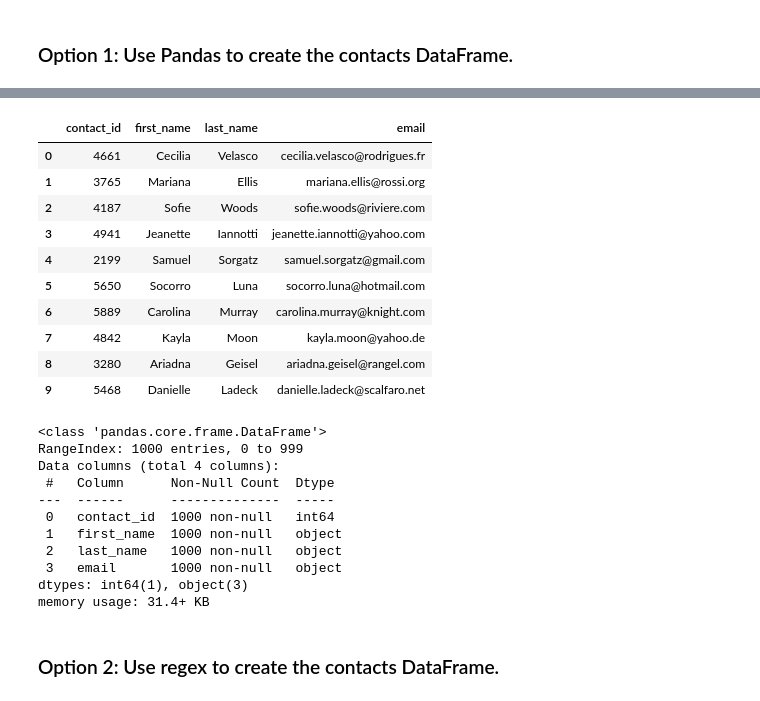
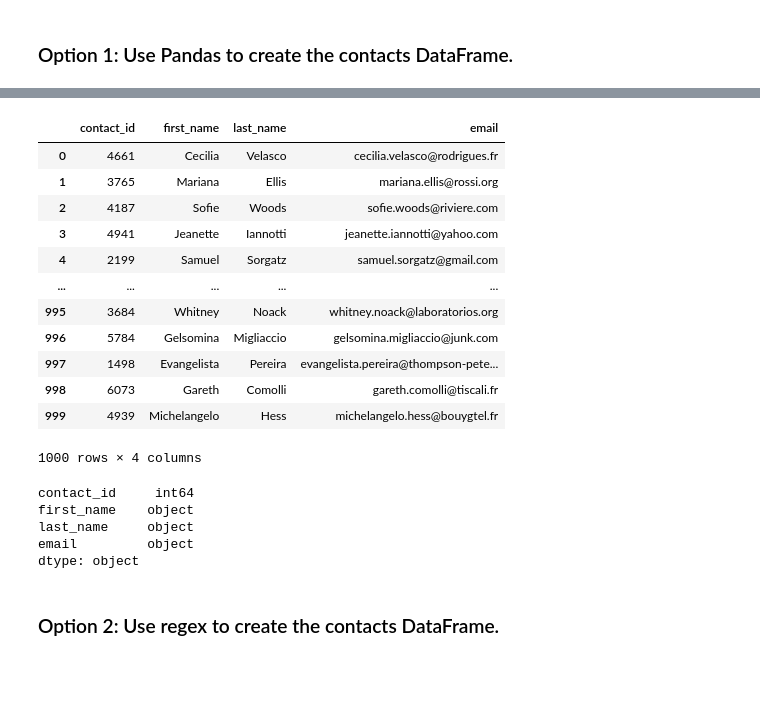
Before and after one commit to cuteoo2/Crowdfunding_ETL, a Jupyter notebook: ETL_Mini_Project_Starter_Code_DBarqawi_RKracaw_OSodipe.ipynb.ipynb, the cells around one changed output, grey strips where cells are left out. Saved outputs shown, nothing was run; the diff lists cells and outputs as text; code cells hidden in the pictures; blank space fills up the shorter version.

Commit message:
completed contacts portion

```diff
--- a/ETL_Mini_Project_Starter_Code_DBarqawi_RKracaw_OSodipe.ipynb.ipynb
+++ b/ETL_Mini_Project_Starter_Code_DBarqawi_RKracaw_OSodipe.ipynb.ipynb
@@ -352,14 +352,19 @@ Then export the DataFrame as a `contacts.csv` CSV file.
 # %%
 # Iterate through the contact_info_df and convert each row to a dictionary.
 import json
+contacts_rows = contact_info_df.values.tolist()
+dicts_list = []
 dict_values = []
+for row in contacts_rows[1:]:
+    result = json.loads(row[0])
+    dicts_list.append(result)
 
-for i, row in contact_info_df.iterrows():
-    data = json.loads(row['contact_info_df'])
-
-    #Iterate through each row and get the values with list comprehension
-    row_values = [v for k,v in data.items()]
-    dict_values.append(row_values)
+for dict in dicts_list:
+    result_list = []
+    result_list.append(dict['contact_id'])
+    result_list.append(dict['name'])
+    result_list.append(dict['email'])
+    dict_values.append(result_list)
 
 # Print out the list of values for each row.
 print(dict_values)
@@ -368,8 +373,11 @@ KeyError: 'contact_info_df'
 # %%
 # Create a contact_info DataFrame and add each list of values, i.e., each row
 # to the 'contact_id', 'name', 'email' columns.
-contact_info = pd.DataFrame(dict_values,columns=['contact_id', 'name', 'email'])
+df = pd.DataFrame(
+    dict_values,
+    columns = ['contact_id', 'name', 'email']
+)
 
-contact_info.head()
+df.head()
 # %% [output]
 |  | contact_id | name | email |
@@ -376,3 +389,5 @@ contact_info.head()
 # %%
 # Check the datatypes.
+df = df.astype({'name':'string'})
+df.dtypes
 # %% [output]
@@ -389,5 +398,11 @@ memory usage: 23.6+ KB
 # %%
 # Create a "first"name" and "last_name" column with the first and last names from the "name" column.
+names_list = df['name'].str.split()
+first_names = [name[0] for name in names_list]
+last_names = [name[1] for name in names_list]
 
+df.insert(1, 'first_name', first_names, True)
+df.insert(2, 'last_name', last_names, True)
 
 # Drop the contact_name column
+del df['name']
@@ -406,30 +409,28 @@ memory usage: 23.6+ KB
 # %%
 # Reorder the columns
+df
 # %% [output]
 |  | contact_id | first_name | last_name | email |
 | 0 | 4661 | Cecilia | Velasco | cecilia.velasco@rodrigues.fr |
 | 1 | 3765 | Mariana | Ellis | mariana.ellis@rossi.org |
 | 2 | 4187 | Sofie | Woods | sofie.woods@riviere.com |
 | 3 | 4941 | Jeanette | Iannotti | jeanette.iannotti@yahoo.com |
 | 4 | 2199 | Samuel | Sorgatz | samuel.sorgatz@gmail.com |
-| 5 | 5650 | Socorro | Luna | socorro.luna@hotmail.com |
-| 6 | 5889 | Carolina | Murray | carolina.murray@knight.com |
-| 7 | 4842 | Kayla | Moon | kayla.moon@yahoo.de |
-| 8 | 3280 | Ariadna | Geisel | ariadna.geisel@rangel.com |
-| 9 | 5468 | Danielle | Ladeck | danielle.ladeck@scalfaro.net |
+| ... | ... | ... | ... | ... |
+| 995 | 3684 | Whitney | Noack | whitney.noack@laboratorios.org |
+| 996 | 5784 | Gelsomina | Migliaccio | gelsomina.migliaccio@junk.com |
+| 997 | 1498 | Evangelista | Pereira | evangelista.pereira@thompson-pete... |
+| 998 | 6073 | Gareth | Comolli | gareth.comolli@tiscali.fr |
+| 999 | 4939 | Michelangelo | Hess | michelangelo.hess@bouygtel.fr |
+1000 rows × 4 columns
 # %%
 # Check the datatypes one more time before exporting as CSV file.
+df.dtypes
 # %% [output]
-<class 'pandas.core.frame.DataFrame'>
-RangeIndex: 1000 entries, 0 to 999
-Data columns (total 4 columns):
- #   Column      Non-Null Count  Dtype
----  ------      --------------  -----
- 0   contact_id  1000 non-null   int64
- 1   first_name  1000 non-null   object
- 2   last_name   1000 non-null   object
- 3   email       1000 non-null   object
-dtypes: int64(1), object(3)
-memory usage: 31.4+ KB
+contact_id     int64
+first_name    object
+last_name     object
+email         object
+dtype: object
 # %%
 # Export the DataFrame as a CSV file.
```
Also changed, not shown: parts of 5 cells of this notebook, 1 other file.
